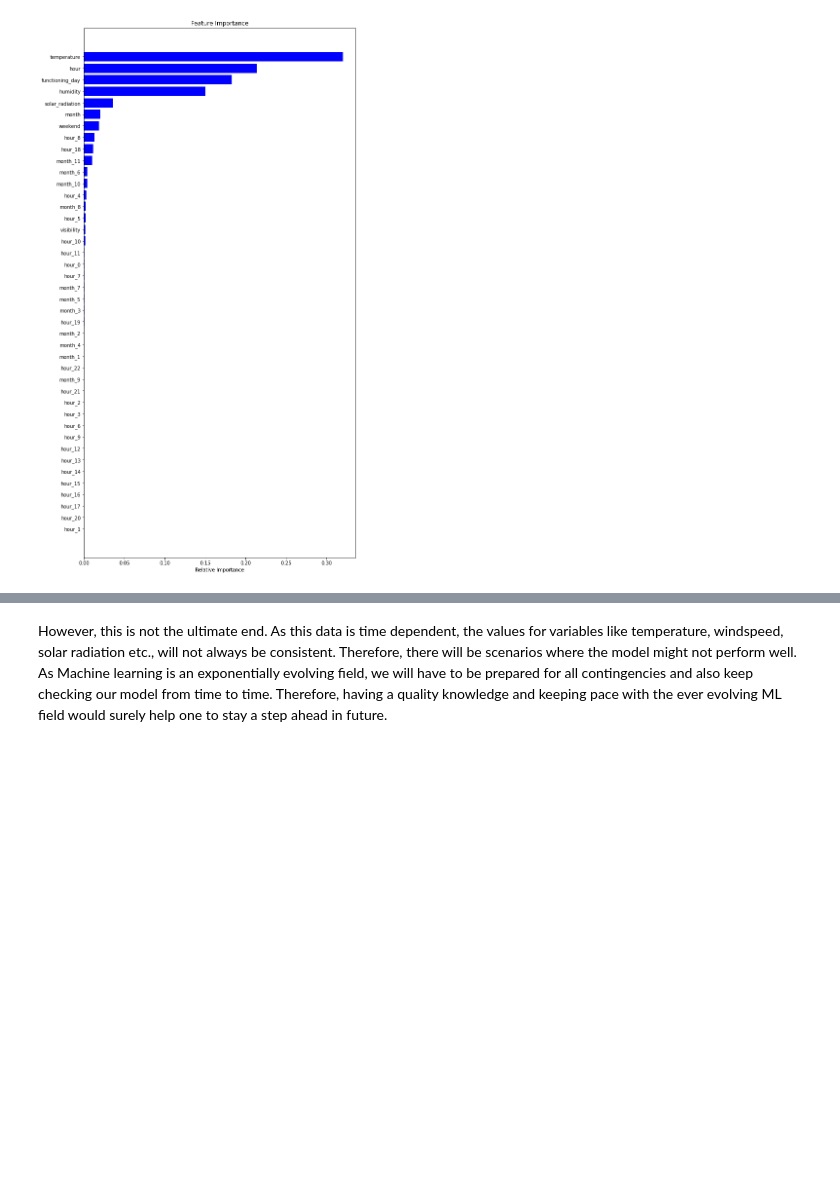
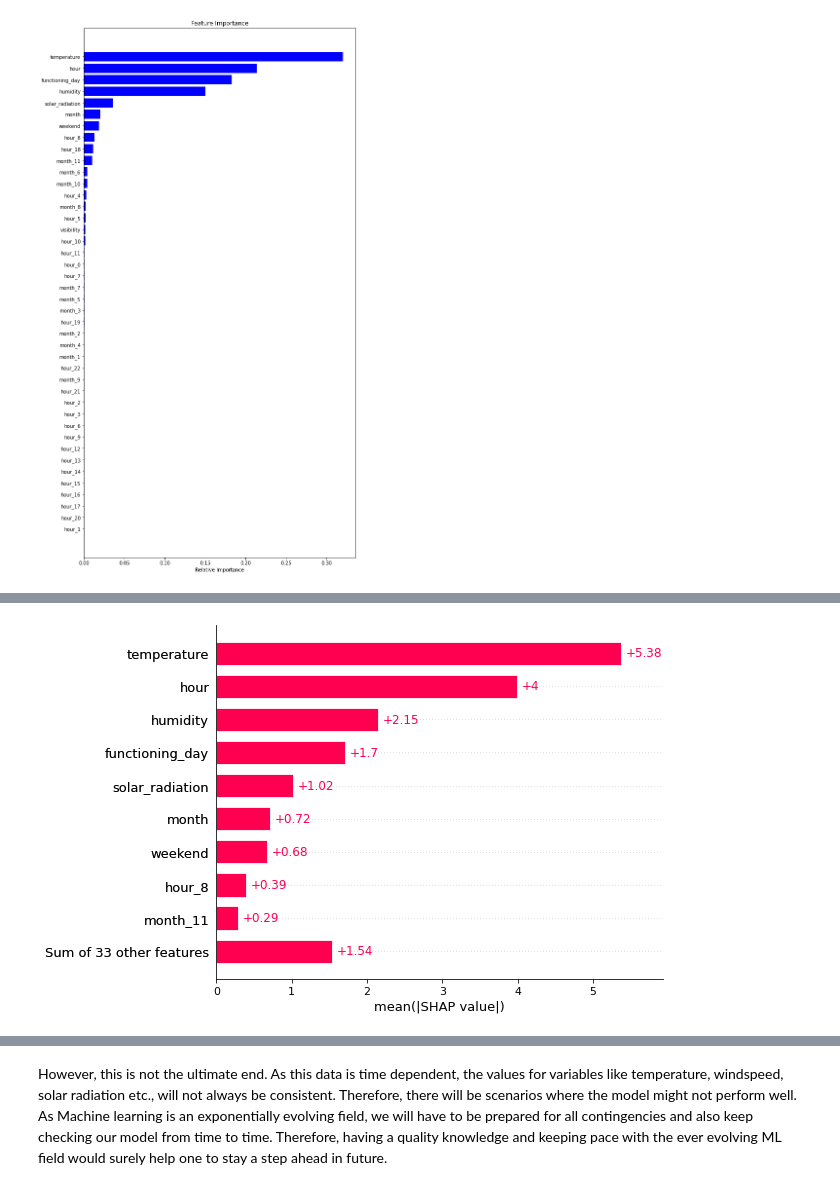
Before and after one commit to Navneet2409/bike-sharing-demand-prediction, a Jupyter notebook: Bike_Sharing_Notebook_Navneet_Keshri.ipynb, the cells around one changed output, grey strips where cells are left out. Drawn from its saved outputs; the diff is of its cells as text; code cells hidden in the pictures; blank space fills up the shorter version.

```diff
--- a/Bike_Sharing_Notebook_Navneet_Keshri.ipynb
+++ b/Bike_Sharing_Notebook_Navneet_Keshri.ipynb
@@ -2161,0 +2460,9 @@ result
+# %%
+# package used to calculate Shap values
+import shap
+
+# Create object that can calculate shap values
+explainer = shap.Explainer(rf_model)
+
+# Calculate Shap values
+shap_values = explainer(X_test)
@@ -2161,0 +2479,5 @@ result
+# %%
+#Mean SHAP
+shap.plots.bar(shap_values)
+# %% [output]
+[figure, added]
```
Also changed, not shown: parts of 381 cells of this notebook.
